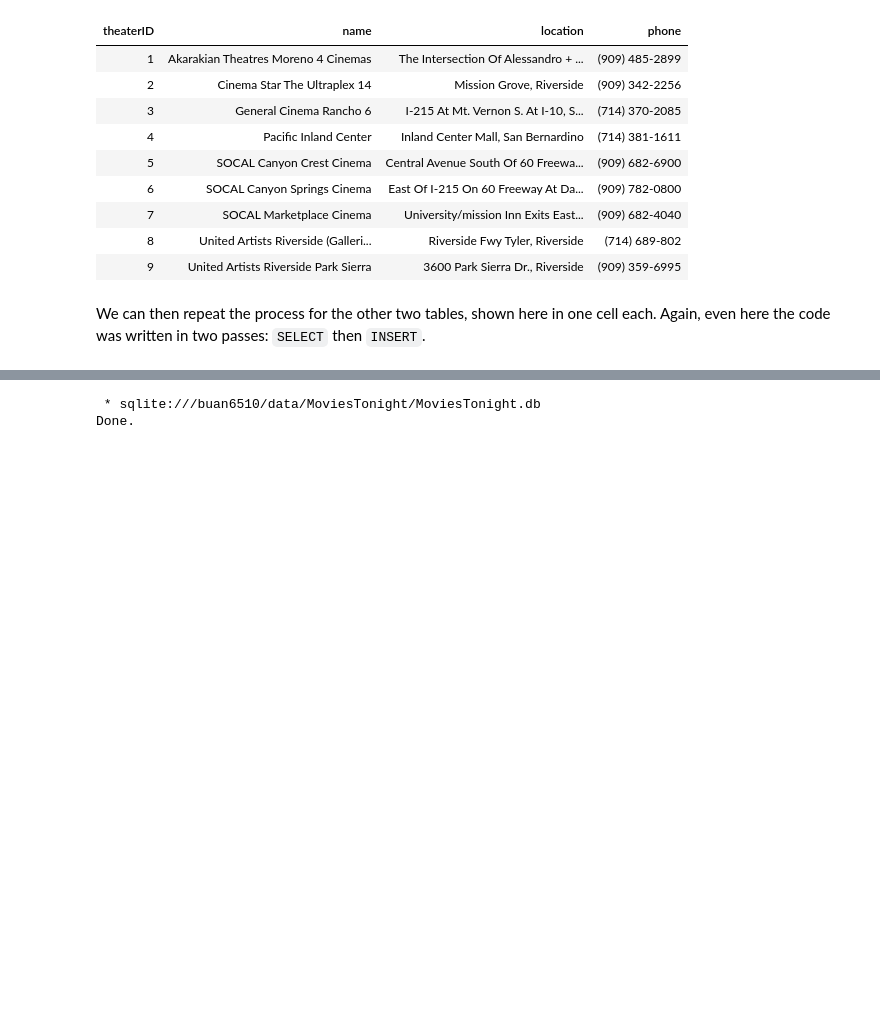
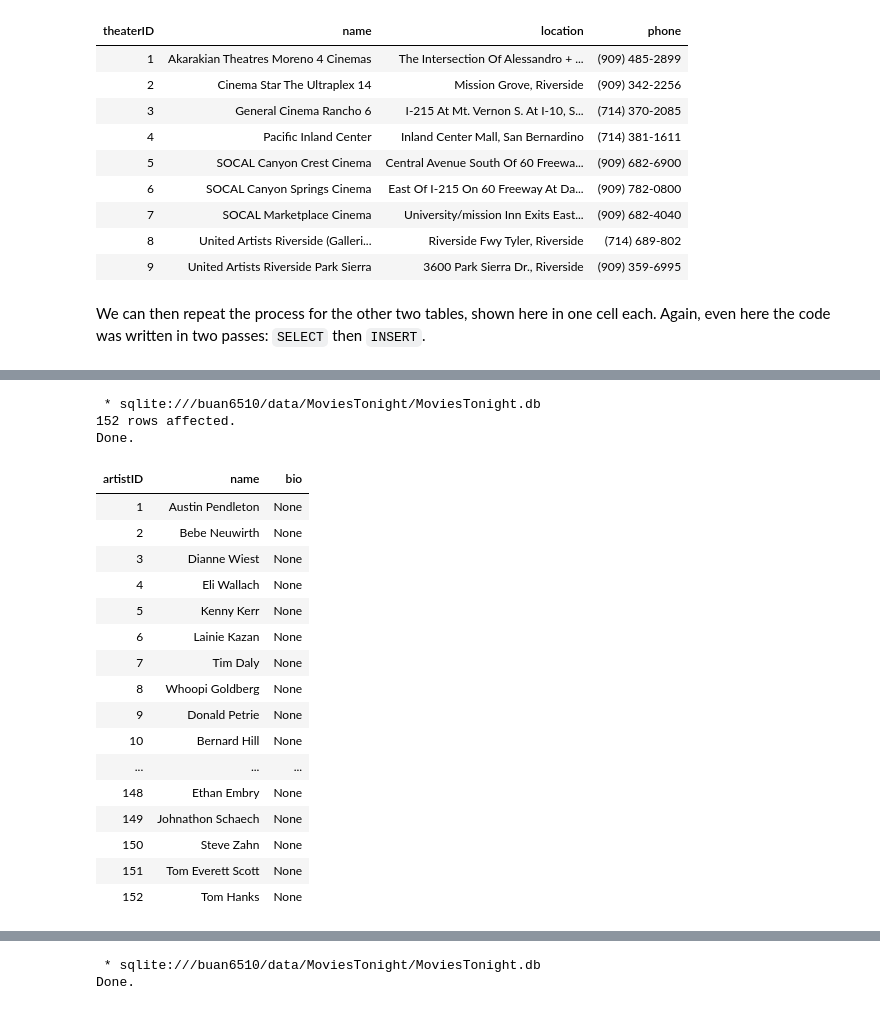
Before and after one commit to kangpyolee/DATA6510, a Jupyter notebook: L8_SQL_DML.ipynb, the cells around one changed output, grey strips where cells are left out. Drawn from its saved outputs; the diff is of its cells as text; code cells hidden in the pictures; blank space fills up the shorter version.

```diff
--- a/L8_SQL_DML.ipynb
+++ b/L8_SQL_DML.ipynb
@@ -376,0 +417,34 @@ We can then repeat the process for the other two tables, shown here in one cell
+# %%
+%%sql
+-- Populate the artists table
+-- make sure the table is empty
+DELETE FROM artists;
+
+-- insert selected data
+INSERT INTO artists (name)
+SELECT DISTINCT cname
+FROM DATASET;
+
+-- There are 152 artists
+SELECT * FROM artists;
+# %% [output]
+ * sqlite:///buan6510/data/MoviesTonight/MoviesTonight.db
+152 rows affected.
+Done.
+| artistID | name | bio |
+| 1 | Austin Pendleton | None |
+| 2 | Bebe Neuwirth | None |
+| 3 | Dianne Wiest | None |
+| 4 | Eli Wallach | None |
+| 5 | Kenny Kerr | None |
+| 6 | Lainie Kazan | None |
+| 7 | Tim Daly | None |
+| 8 | Whoopi Goldberg | None |
+| 9 | Donald Petrie | None |
+| 10 | Bernard Hill | None |
+| ... | ... | ... |
+| 148 | Ethan Embry | None |
+| 149 | Johnathon Schaech | None |
+| 150 | Steve Zahn | None |
+| 151 | Tom Everett Scott | None |
+| 152 | Tom Hanks | None |
```
Also changed, not shown: parts of 32 cells of this notebook, 2 other files.
